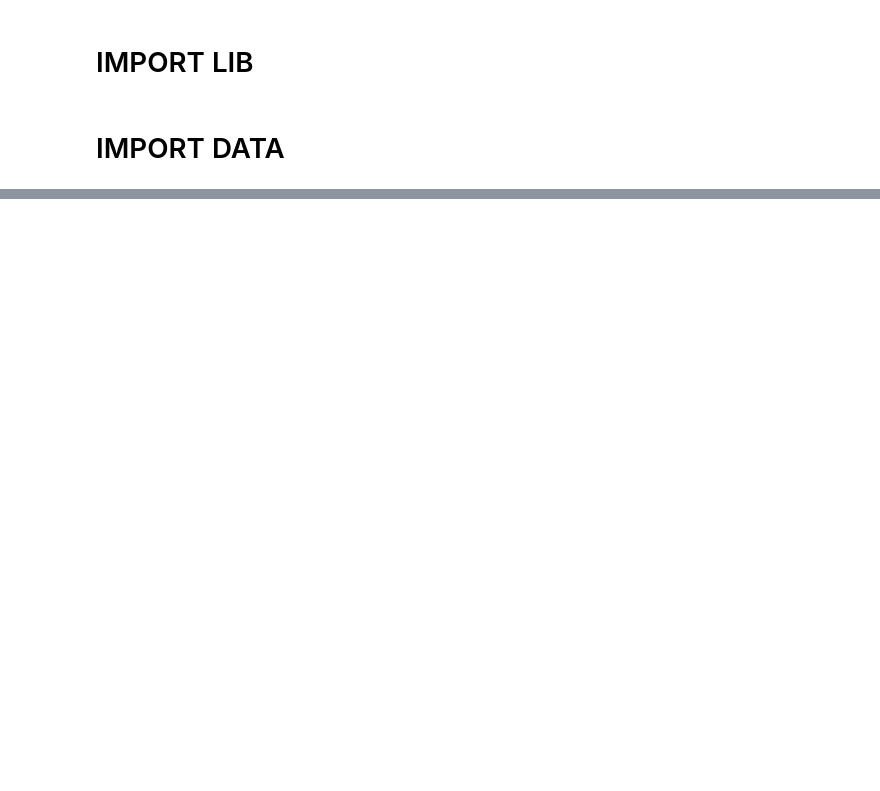
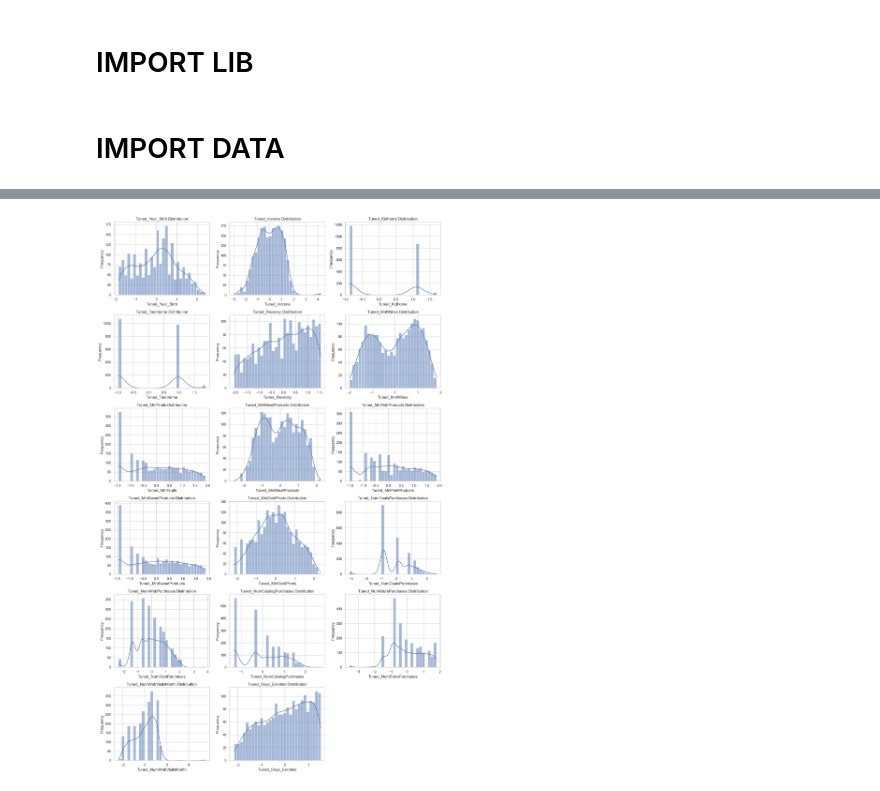
Before and after one commit to Eddythemachine/coursera_unsupervised_learning, a Jupyter notebook: notebook/kmeans_practice.ipynb, the cells around one changed output, grey strips where cells are left out. Cells and saved outputs as stored; diff of their text form; code cells hidden in the pictures; blank space fills up the shorter version.

```diff
--- a/notebook/kmeans_practice.ipynb
+++ b/notebook/kmeans_practice.ipynb
@@ -16,0 +646,2 @@ FileNotFoundError: [Errno 2] No such file or directory: '../input/customer-perso
+# %%
+tuned_df = auto_tune_data(df, num_col)
@@ -16,0 +666,23 @@ FileNotFoundError: [Errno 2] No such file or directory: '../input/customer-perso
+# %%
+tuned_columns = [
+    'Tuned_Year_Birth',
+    'Tuned_Income',
+    'Tuned_Kidhome',
+    'Tuned_Teenhome',
+    'Tuned_Recency',
+    'Tuned_MntWines',
+    'Tuned_MntFruits',
+    'Tuned_MntMeatProducts',
+    'Tuned_MntFishProducts',
+    'Tuned_MntSweetProducts',
+    'Tuned_MntGoldProds',
+    'Tuned_NumDealsPurchases',
+    'Tuned_NumWebPurchases',
+    'Tuned_NumCatalogPurchases',
+    'Tuned_NumStorePurchases',
+    'Tuned_NumWebVisitsMonth',
+    "Tuned_Days_Enrolled"
+]
+plot_hist_kde_grid(tuned_df, tuned_columns, n_cols=3)
+# %% [output]
+[figure, added]
```
Also changed, not shown: parts of 61 cells of this notebook, 4 other files.
